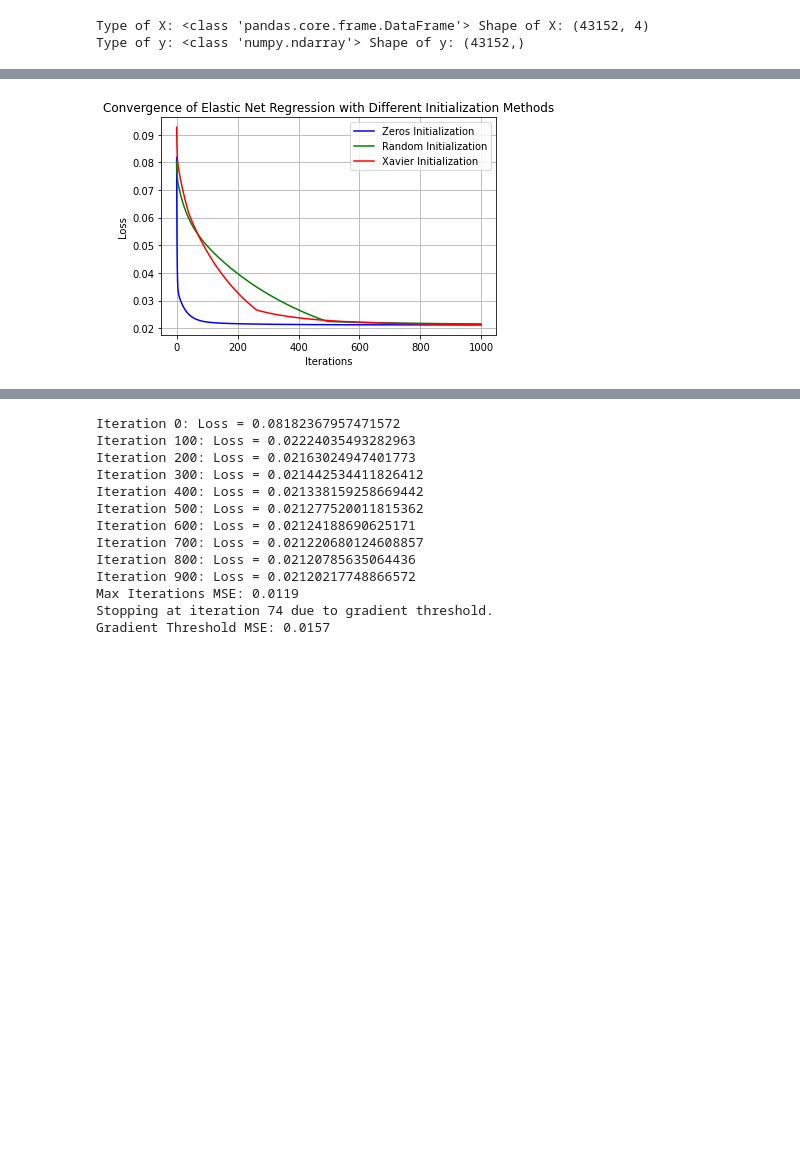
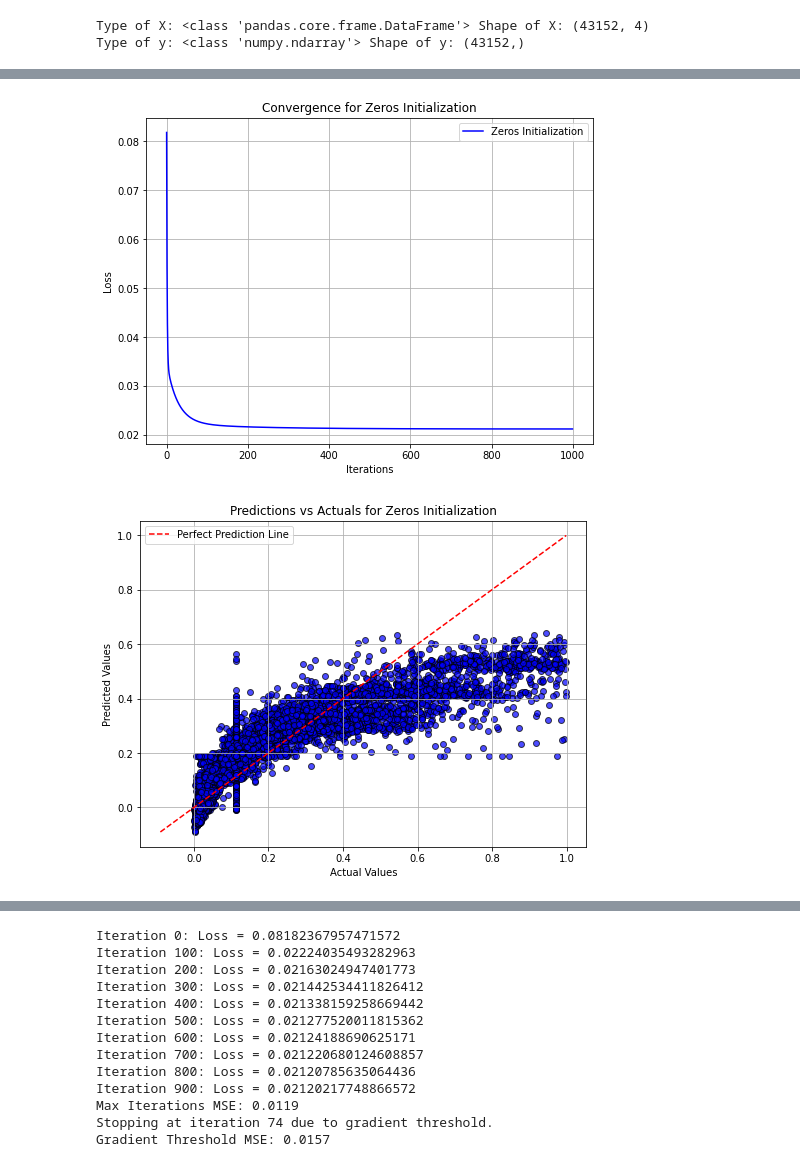
Before and after one commit to Ganesh-Kdt/Classification-and-Regression-Model-From-Scratch, a Jupyter notebook: ganeshdi_sushreen_assignment1_part4.ipynb, the cells around one changed output, grey strips where cells are left out. Drawn from its saved outputs; the diff is of its cells as text; code cells hidden in the pictures; blank space fills up the shorter version.

```diff
--- a/ganeshdi_sushreen_assignment1_part4.ipynb
+++ b/ganeshdi_sushreen_assignment1_part4.ipynb
@@ -374,17 +374,34 @@ Iteration 9700: Loss = 0.016438672529111555
 Iteration 9800: Loss = 0.01643972170693503
 Iteration 9900: Loss = 0.016438630712298806
 MSE: 0.0111, R-squared: 0.7525 for learning rate 0.1, iterations 10000, initialization xavier
+# %%
+def plot_predictions_vs_actuals(y_true, y_pred, init_method):
+    plt.figure(figsize=(8, 6))
+    #Scatter plot for actual vs predicted values
+    plt.scatter(y_true, y_pred, color='blue', edgecolor='k', alpha=0.7)
+    max_val = max(max(y_true), max(y_pred))
+    min_val = min(min(y_true), min(y_pred))
+    plt.plot([min_val, max_val], [min_val, max_val], color='red', linestyle='--', label='Perfect Prediction Line')
+    plt.title(f'Predictions vs Actuals for {init_method.capitalize()} Initialization')
+    plt.xlabel('Actual Values')
+    plt.ylabel('Predicted Values')
+    plt.legend()
+    plt.grid(True)
+    plt.show()
 # %%
 #Experimenting with different weight initialization methods
 def weight_initialization_test(hyperparameters, X_train, Y_train, X_test, Y_test):
     results = []
+
+    #Looping through different hyperparameter combinations
     for alpha, iters, lambda1, lambda2, init_method, color in hyperparameters:
         model = elastic_net_regression(lambda1, lambda2, alpha, iters, init_method)
         model.fit(X_train, Y_train)
         y_hat = model.predict(X_test)
+
         mse = np.mean((Y_test - y_hat) ** 2)
         r2 = r_square(Y_test, y_hat)
-        #storing the results for analysis
+
         results.append({
             'init_method': init_method,
             'learning_rate': alpha,
@@ -395,17 +412,22 @@ def weight_initialization_test(hyperparameters, X_train, Y_train, X_test, Y_test
             'r2': r2,
             'losses': model.losses
         })
+
         print(f"Initialization: {init_method}, MSE: {mse:.4f}, R-squared: {r2:.4f}")
 
-        #plotting the convergence graph for each initialization method
+        #Plotting convergence graph for each initialization method
+        plt.figure(figsize=(8, 6))
         plt.plot(range(len(model.losses)), model.losses, label=f'{init_method.capitalize()} Initialization', color=color)
+        plt.xlabel('Iterations')
+        plt.ylabel('Loss')
+        plt.title(f'Convergence for {init_method.capitalize()} Initialization')
+        plt.legend()
+        plt.grid(True)
+        plt.show()  # Show the convergence plot
 
-    plt.xlabel('Iterations')
-    plt.ylabel('Loss')
-    plt.title('Convergence of Elastic Net Regression with Different Initialization Methods')
-    plt.legend()
-    plt.grid(True)
-    plt.show()
+        #Plotting predictions vs actuals for each initialization method
+        plot_predictions_vs_actuals(Y_test, y_hat, init_method)
+
     return results
 
 #Testing different weight initialization methods with the same hyperparameters
@@ -437 +453,2 @@ Initialization: xavier, MSE: 0.0121, R-squared: 0.7297
-[figure, old version]
+[figure, new version]
+[figure, added]
```
Also changed, not shown: parts of 3 cells of this notebook, 1 other file.
